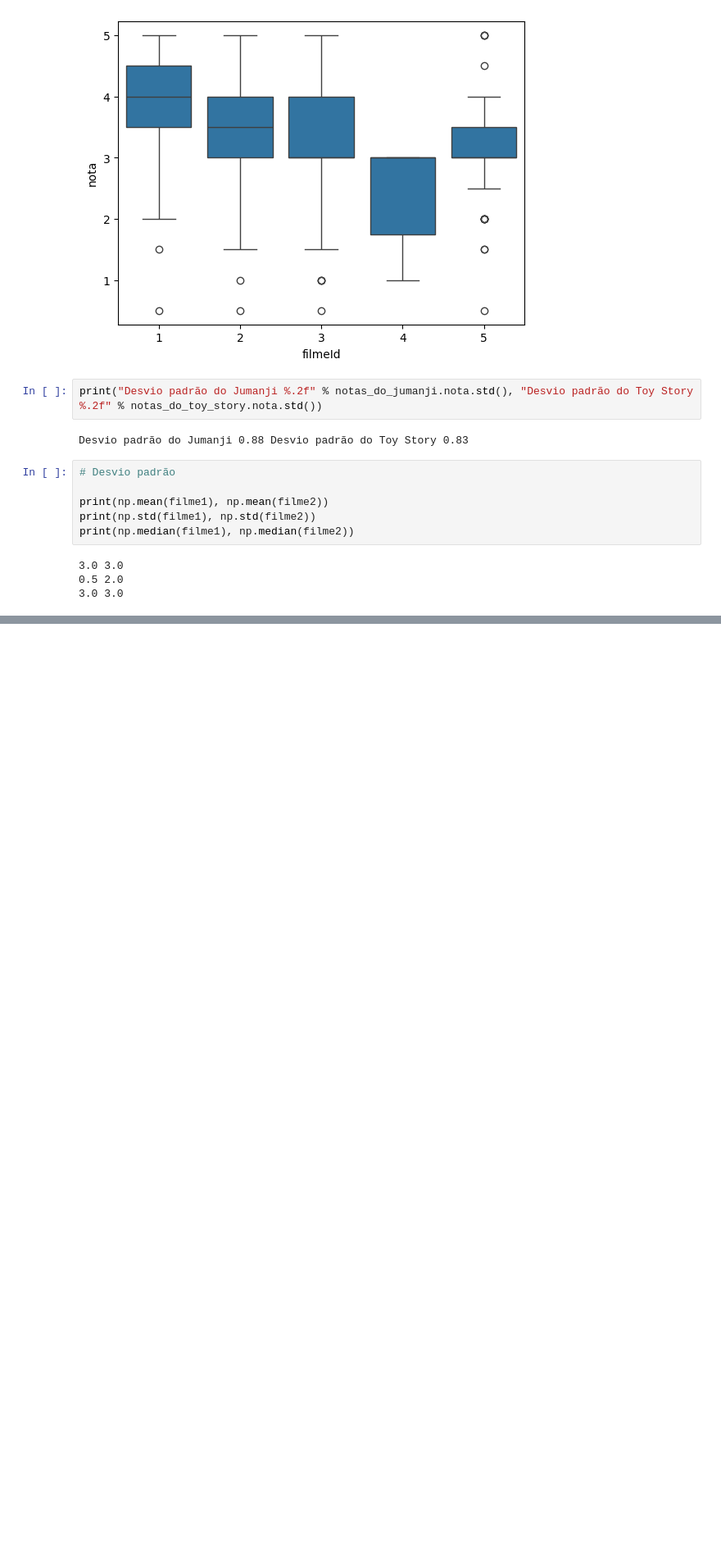
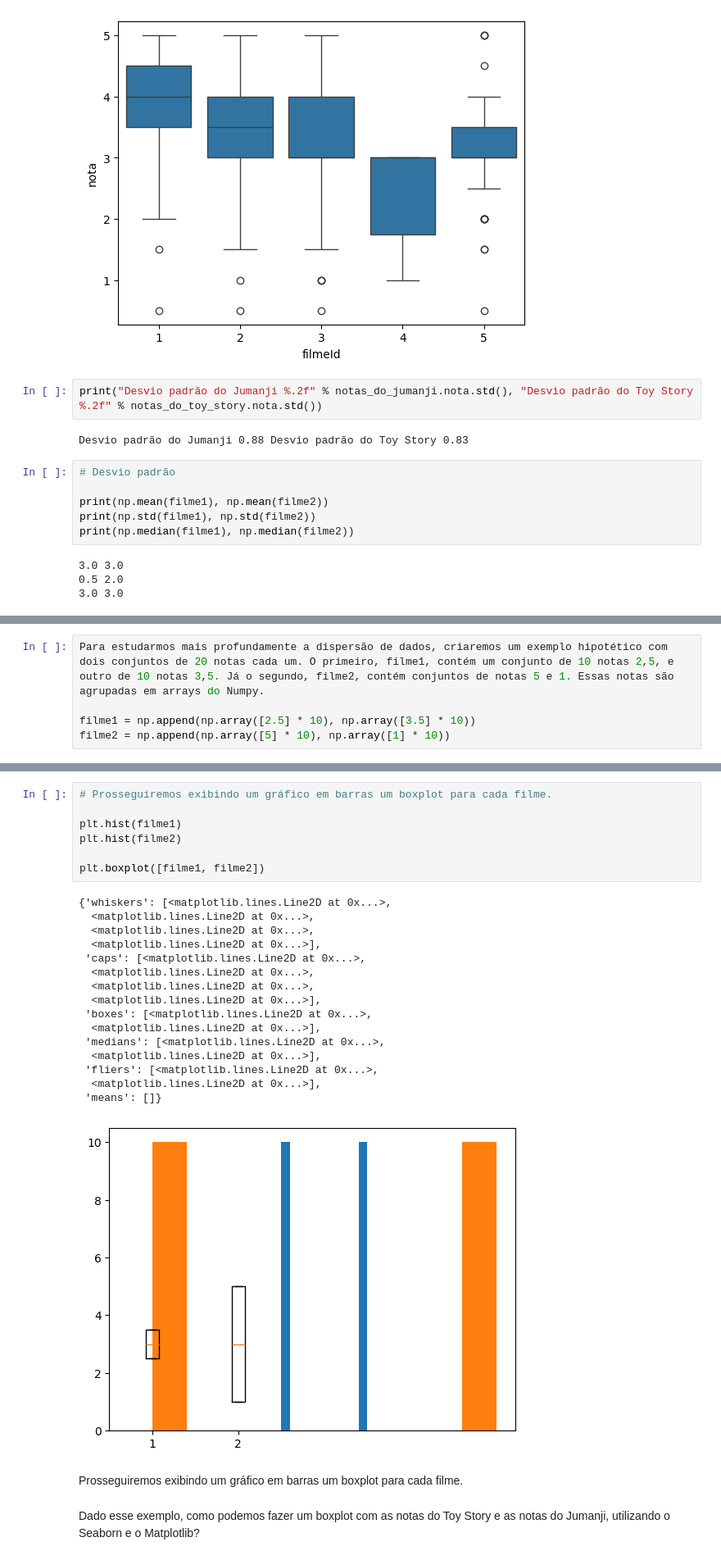
Before and after one commit to orlandojsjunior/Data_Science-Analise_e_visualizacao_de_dados, a Jupyter notebook: Introdução_data_science.ipynb, the cells around one changed output, grey strips where cells are left out. Shown at 82% size. Cells and saved outputs as stored; diff of their text form; blank space fills up the shorter version.

```diff
--- a/Introdução_data_science.ipynb
+++ b/Introdução_data_science.ipynb
@@ -951,0 +1001,5 @@ print(np.median(filme1), np.median(filme2))
+# %%
+Para estudarmos mais profundamente a dispersão de dados, criaremos um exemplo hipotético com dois conjuntos de 20 notas cada um. O primeiro, filme1, contém um conjunto de 10 notas 2,5, e outro de 10 notas 3,5. Já o segundo, filme2, contém conjuntos de notas 5 e 1. Essas notas são agrupadas em arrays do Numpy.
+
+filme1 = np.append(np.array([2.5] * 10), np.array([3.5] * 10))
+filme2 = np.append(np.array([5] * 10), np.array([1] * 10))
@@ -951,0 +1016,28 @@ print(np.median(filme1), np.median(filme2))
+# %%
+# Prosseguiremos exibindo um gráfico em barras um boxplot para cada filme.
+
+plt.hist(filme1)
+plt.hist(filme2)
+
+plt.boxplot([filme1, filme2])
+# %% [output]
+{'whiskers': [<matplotlib.lines.Line2D at 0x...>,
+  <matplotlib.lines.Line2D at 0x...>,
+  <matplotlib.lines.Line2D at 0x...>,
+  <matplotlib.lines.Line2D at 0x...>],
+ 'caps': [<matplotlib.lines.Line2D at 0x...>,
+  <matplotlib.lines.Line2D at 0x...>,
+  <matplotlib.lines.Line2D at 0x...>,
+  <matplotlib.lines.Line2D at 0x...>],
+ 'boxes': [<matplotlib.lines.Line2D at 0x...>,
+  <matplotlib.lines.Line2D at 0x...>],
+ 'medians': [<matplotlib.lines.Line2D at 0x...>,
+  <matplotlib.lines.Line2D at 0x...>],
+ 'fliers': [<matplotlib.lines.Line2D at 0x...>,
+  <matplotlib.lines.Line2D at 0x...>],
+ 'means': []}
+[figure, added]
+# %% [markdown]
+Prosseguiremos exibindo um gráfico em barras um boxplot para cada filme.
+# %% [markdown]
+Dado esse exemplo, como podemos fazer um boxplot com as notas do Toy Story e as notas do Jumanji, utilizando o Seaborn e o Matplotlib?
```
Also changed, not shown: parts of 13 cells of this notebook.
